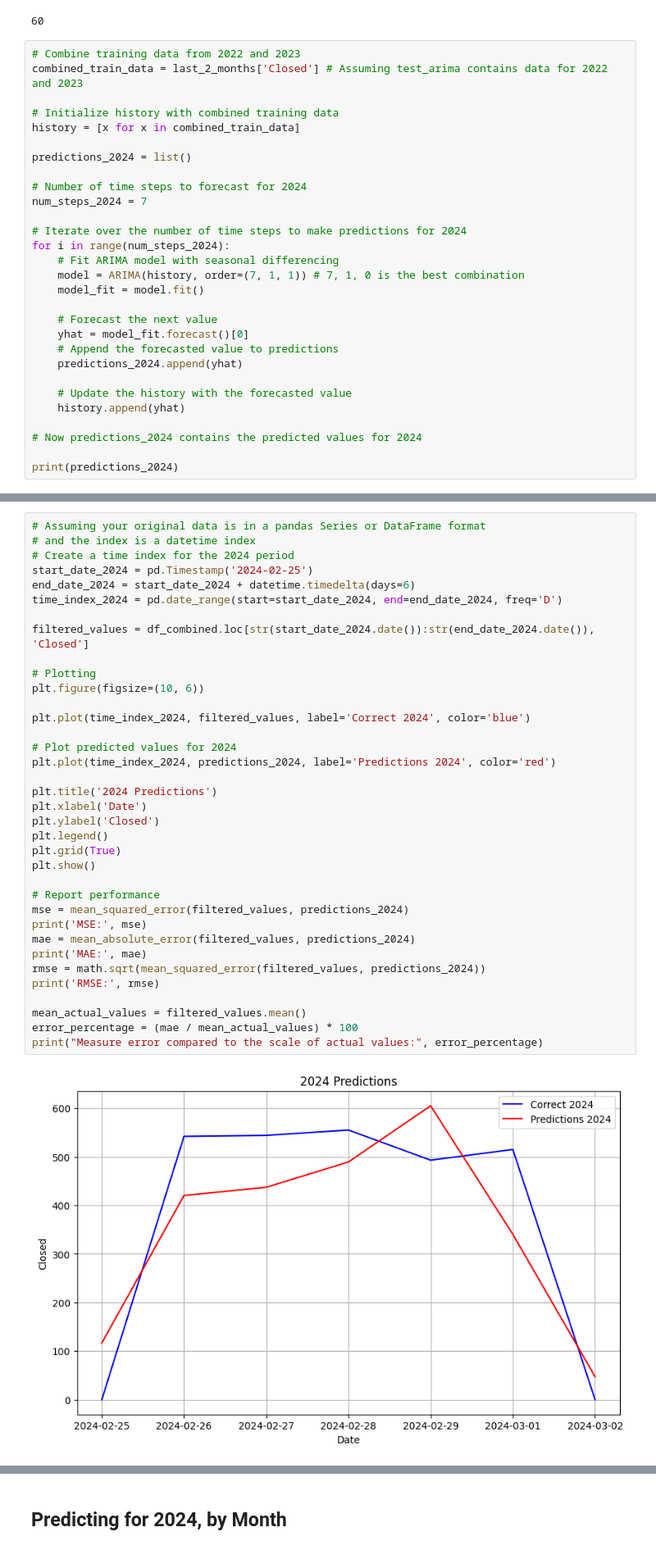
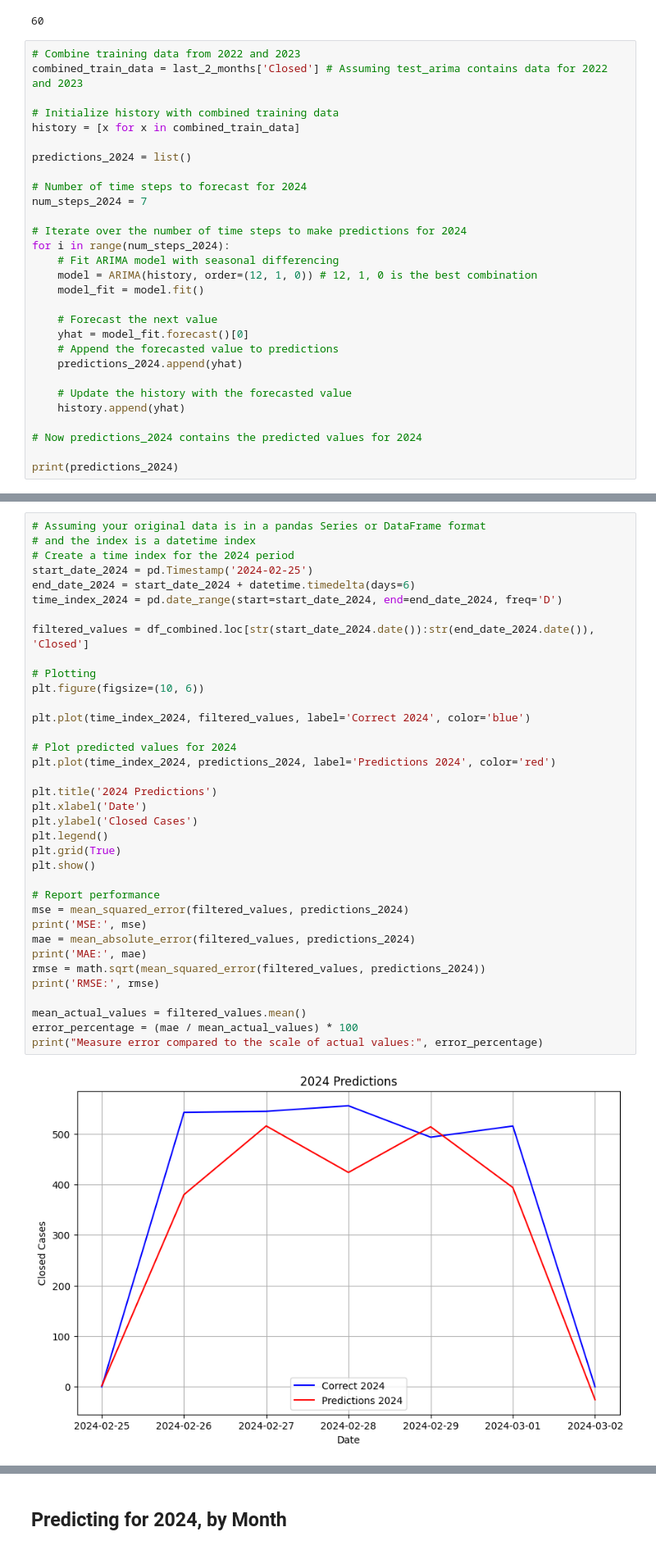
Before and after one commit to janiceyohana/sds-term6-cpf, a Jupyter notebook: Closed_Cases_Prediction.ipynb, the cells around one changed output, grey strips where cells are left out. Shown at 82% size. Cells and saved outputs as stored; diff of their text form.

```diff
--- a/Closed_Cases_Prediction.ipynb
+++ b/Closed_Cases_Prediction.ipynb
@@ -99,7 +99,7 @@ num_steps_2024 = 7
 # Iterate over the number of time steps to make predictions for 2024
 for i in range(num_steps_2024):
     # Fit ARIMA model with seasonal differencing
-    model = ARIMA(history, order=(7, 1, 1)) # 7, 1, 0 is the best combination
+    model = ARIMA(history, order=(12, 1, 0)) # 12, 1, 0 is the best combination
     model_fit = model.fit()
 
     # Forecast the next value
@@ -124,32 +124,32 @@ end_date_2024 = start_date_2024 + datetime.timedelta(days=6)
 time_index_2024 = pd.date_range(start=start_date_2024, end=end_date_2024, freq='D')
 
 filtered_values = df_combined.loc[str(start_date_2024.date()):str(end_date_2024.date()), 'Closed']
 
 # Plotting
 plt.figure(figsize=(10, 6))
 
 plt.plot(time_index_2024, filtered_values, label='Correct 2024', color='blue')
 
 # Plot predicted values for 2024
 plt.plot(time_index_2024, predictions_2024, label='Predictions 2024', color='red')
 
 plt.title('2024 Predictions')
 plt.xlabel('Date')
-plt.ylabel('Closed')
+plt.ylabel('Closed Cases')
 plt.legend()
 plt.grid(True)
 plt.show()
 
 # Report performance
 mse = mean_squared_error(filtered_values, predictions_2024)
 print('MSE:', mse)
 mae = mean_absolute_error(filtered_values, predictions_2024)
 print('MAE:', mae)
 rmse = math.sqrt(mean_squared_error(filtered_values, predictions_2024))
 print('RMSE:', rmse)
 
 mean_actual_values = filtered_values.mean()
 error_percentage = (mae / mean_actual_values) * 100
 print("Measure error compared to the scale of actual values:", error_percentage)
 # %% [output]
-[figure, old version]
+[figure, new version]
```
Also changed, not shown: parts of 9 cells of this notebook.
